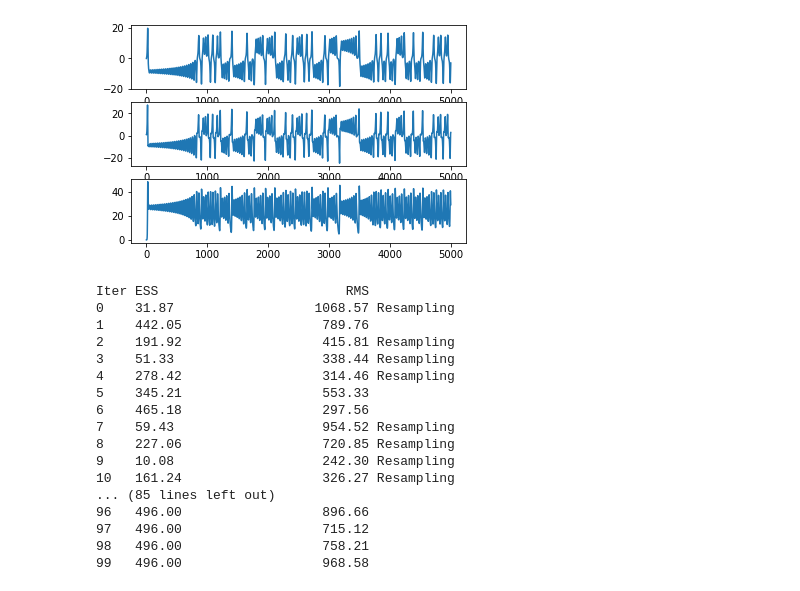
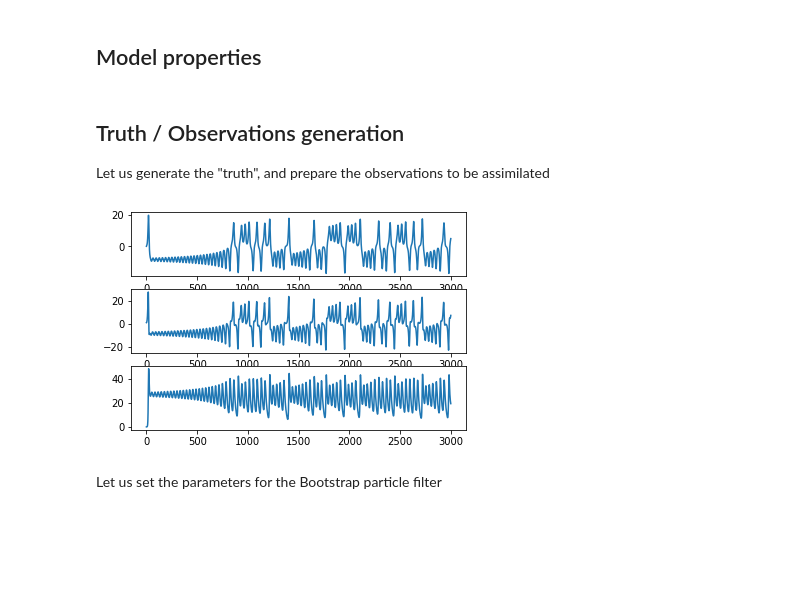
Before and after one commit to VTrappler/DA_sandbox, a Jupyter notebook: lorenz63_PF.ipynb, the cells around one changed output. Saved outputs shown, nothing was run; the diff lists cells and outputs as text; code cells hidden in the pictures; blank space fills up the shorter version.

```diff
--- a/lorenz63_PF.ipynb
+++ b/lorenz63_PF.ipynb
@@ -11,3 +11,5 @@ assimilation_steps = 100
+# %% [markdown]
+## Model properties
 # %%
 # Properties of the model
 
@@ -19 +25,22 @@ R = sigobs * np.atleast_2d([[1, 0], [0, 1]])
+# %% [markdown]
+## Truth / Observations generation
+Let us generate the "truth", and prepare the observations to be assimilated
+# %%
+truth = Lorenz63Model()
+burn = 1000
+truth.set_initial_state(-burn * dt, np.array([0, 1, 0]))
+truth.forward(burn)  # Burn-in period
+
+def generate_observations(i):
+    truth.forward(period_assim)
+    y = truth.state_vector[:, -1] + np.random.multivariate_normal(np.zeros(3), cov=np.eye(3)) * sigobs
+    return truth.t[-1], y
+
+observations_vector = []
+for i in range(2000):
+    observations_vector.append(generate_observations(i))
+# %% [output]
+[figure, added]
+# %% [markdown]
+Let us set the parameters for the Bootstrap particle filter
 # %%
@@ -25,17 +53,0 @@ PF.set_forwardmodel(lambda x: Lorenz63Model.integrate(
-# %%
-truth = Lorenz63Model()
-truth.set_initial_state(-5000 * dt, np.array([0, 1, 0]))
-truth.forward(5000)  # Burn-in period
-def generate_observations(i):
-    truth.forward(period_assim)
-    y = truth.state_vector[:, -1] + np.random.randn(1) * sigobs
-    return truth.t[-1], y
-PF.generate_particles(
-    prior_mean=truth.state_vector[:, -1] + np.random.randn(3) * sigobs,
-    prior_cov=sigobs * np.array([[1, 0, 0], [0, 1, 0], [0, 0, 1]]),
-)
-for i, traj in enumerate(truth.state_vector, 1):
-    plt.subplot(3, 1, i)
-    plt.plot(traj)
-# %% [output]
-[figure, removed]
@@ -42,23 +63,7 @@ for i, traj in enumerate(truth.state_vector, 1):
 # %%
-dPF = PF.run(assimilation_steps, generate_observations,
-             full_obs=True, ESS_lim=None)
+Nparticles = 1000
+period_assim = 1
+assimilation_steps = 500
+dPF = PF.run(assimilation_steps, lambda i: observations_vector[i], full_obs=True, ESS_lim=None)
-# %% [output]
-Iter ESS                        RMS
-0    31.87                  1068.57 Resampling
-1    442.05                  789.76
-2    191.92                  415.81 Resampling
-3    51.33                   338.44 Resampling
-4    278.42                  314.46 Resampling
-5    345.21                  553.33
-6    465.18                  297.56
-7    59.43                   954.52 Resampling
-8    227.06                  720.85 Resampling
-9    10.08                   242.30 Resampling
-10   161.24                  326.27 Resampling
-... (85 lines left out)
-96   496.00                  896.66
-97   496.00                  715.12
-98   496.00                  758.21
-99   496.00                  968.58
 # %%
 
```
Also changed, not shown: parts of 9 cells of this notebook, 7 other files.
